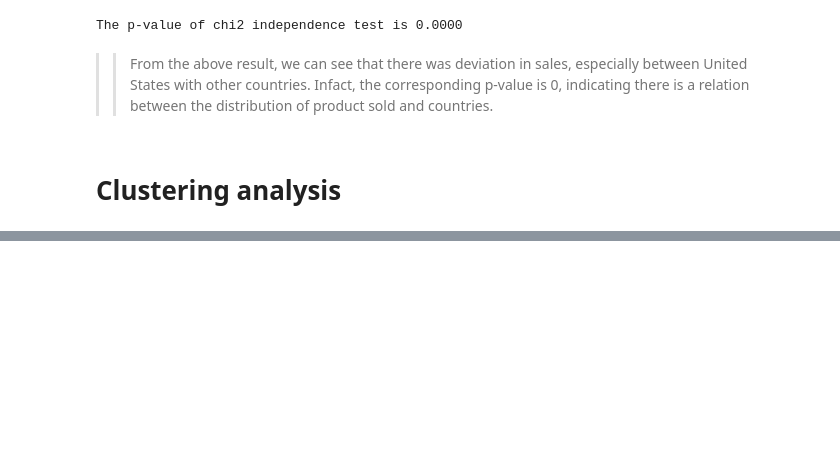
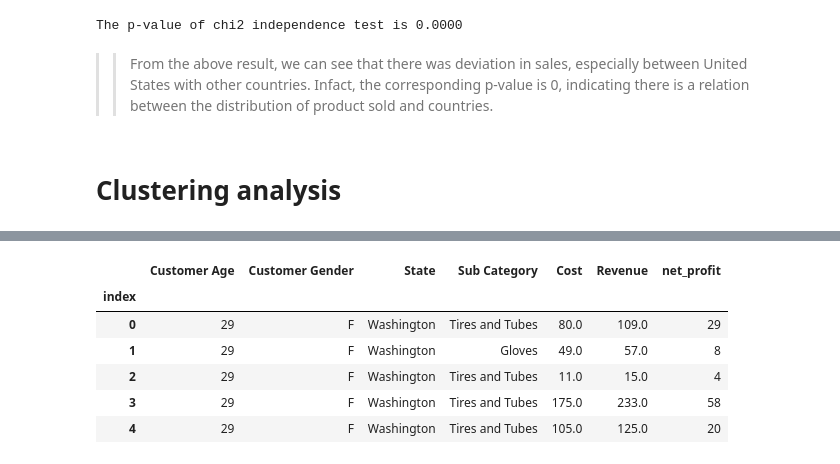
Before and after one commit to ShiYang1101/cycle_sales, a Jupyter notebook: bike_sales.ipynb, the cells around one changed output, grey strips where cells are left out. Saved outputs shown, nothing was run; the diff lists cells and outputs as text; code cells hidden in the pictures; blank space fills up the shorter version.

```diff
--- a/bike_sales.ipynb
+++ b/bike_sales.ipynb
@@ -219,0 +249,5 @@ The p-value of chi2 independence test is 0.0000
+# %%
+unwanted_col = ['Date', 'Year', 'Month', 'Quantity', 'Unit Cost', 'Unit Price', 'Day', 'Month_numeric',
+                    'Country', 'Product Category']
+remaining_col = [x for x in list(sales_df.columns) if x not in unwanted_col]
+remaining_col
@@ -219,0 +264,10 @@ The p-value of chi2 independence test is 0.0000
+# %%
+clustering_df.head()
+# %% [output]
+|  | Customer Age | Customer Gender | State | Sub Category | Cost | Revenue | net_profit |
+| index |  |  |  |  |  |  |  |
+| 0 | 29 | F | Washington | Tires and Tubes | 80.0 | 109.0 | 29 |
+| 1 | 29 | F | Washington | Gloves | 49.0 | 57.0 | 8 |
+| 2 | 29 | F | Washington | Tires and Tubes | 11.0 | 15.0 | 4 |
+| 3 | 29 | F | Washington | Tires and Tubes | 175.0 | 233.0 | 58 |
+| 4 | 29 | F | Washington | Tires and Tubes | 105.0 | 125.0 | 20 |
```
Also changed, not shown: parts of 14 cells of this notebook, 1 other file.
